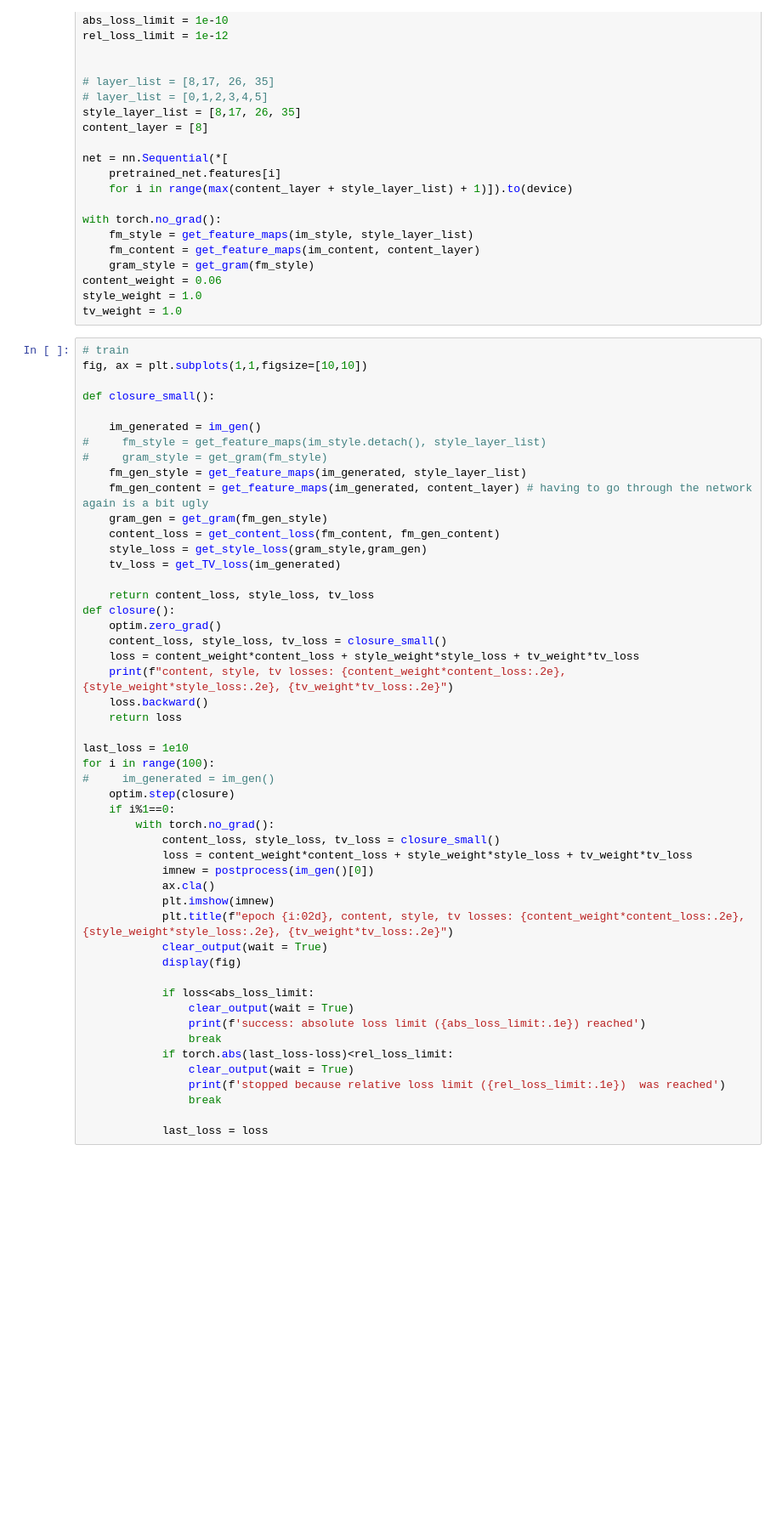
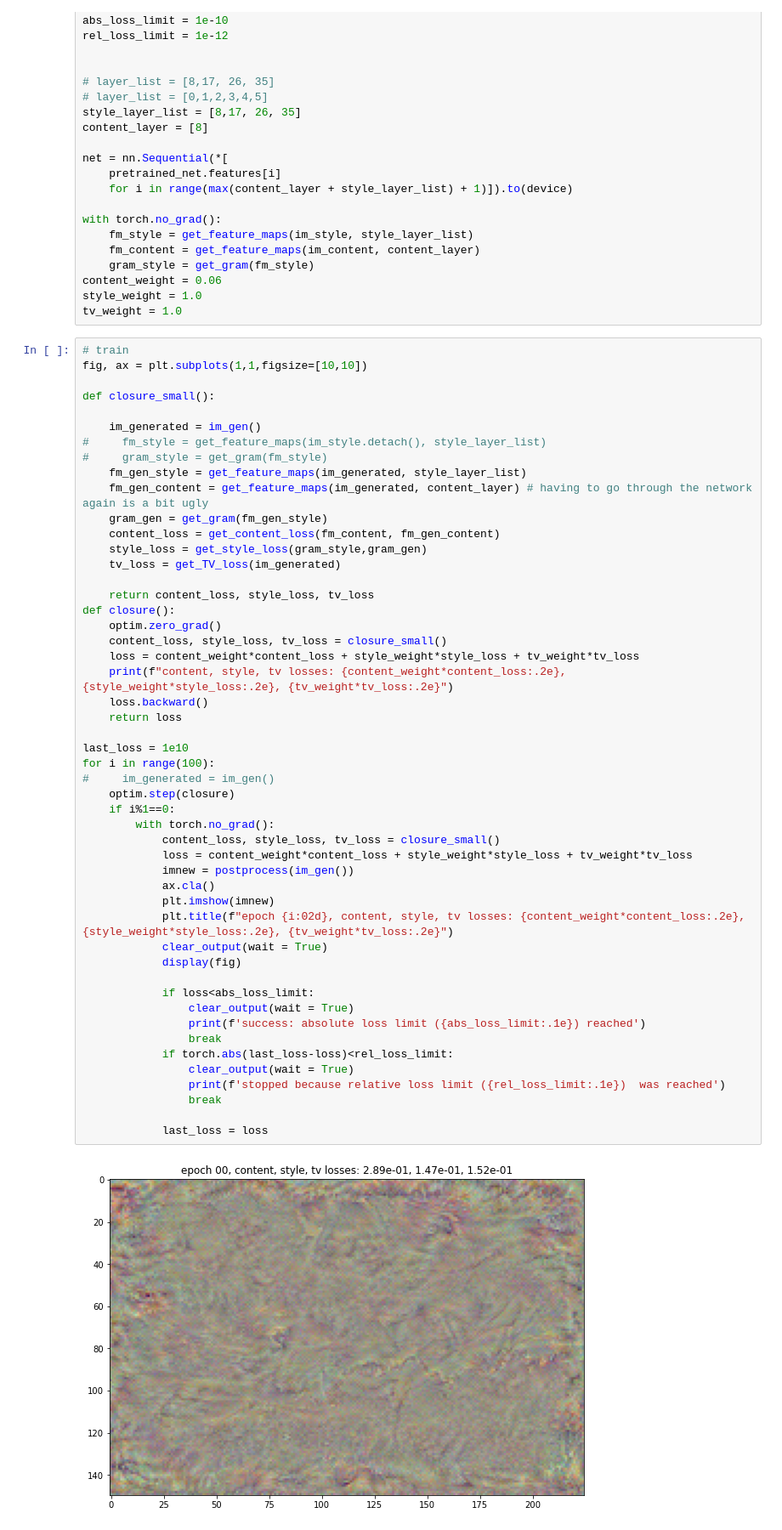
Before and after one commit to abauville/Neural_style_transfer, a Jupyter notebook: 03_Style_transfer.ipynb, the cells around one changed output. Shown at 85% size. Drawn from its saved outputs; the diff is of its cells as text; blank space fills up the shorter version.

```diff
--- a/03_Style_transfer.ipynb
+++ b/03_Style_transfer.ipynb
@@ -240,31 +238,33 @@ def closure():
     content_loss, style_loss, tv_loss = closure_small()
     loss = content_weight*content_loss + style_weight*style_loss + tv_weight*tv_loss
     print(f"content, style, tv losses: {content_weight*content_loss:.2e}, {style_weight*style_loss:.2e}, {tv_weight*tv_loss:.2e}")
     loss.backward()
     return loss
 
 last_loss = 1e10
 for i in range(100):
 #     im_generated = im_gen()
     optim.step(closure)
     if i%1==0:
         with torch.no_grad():
             content_loss, style_loss, tv_loss = closure_small()
             loss = content_weight*content_loss + style_weight*style_loss + tv_weight*tv_loss
-            imnew = postprocess(im_gen()[0])
+            imnew = postprocess(im_gen())
             ax.cla()
             plt.imshow(imnew)
             plt.title(f"epoch {i:02d}, content, style, tv losses: {content_weight*content_loss:.2e}, {style_weight*style_loss:.2e}, {tv_weight*tv_loss:.2e}")
             clear_output(wait = True)
             display(fig)
 
             if loss<abs_loss_limit:
                 clear_output(wait = True)
                 print(f'success: absolute loss limit ({abs_loss_limit:.1e}) reached')
                 break
             if torch.abs(last_loss-loss)<rel_loss_limit:
                 clear_output(wait = True)
                 print(f'stopped because relative loss limit ({rel_loss_limit:.1e})  was reached')
                 break
 
             last_loss = loss
+# %% [output]
+[figure, added]
```
Also changed, not shown: parts of 5 cells of this notebook.
